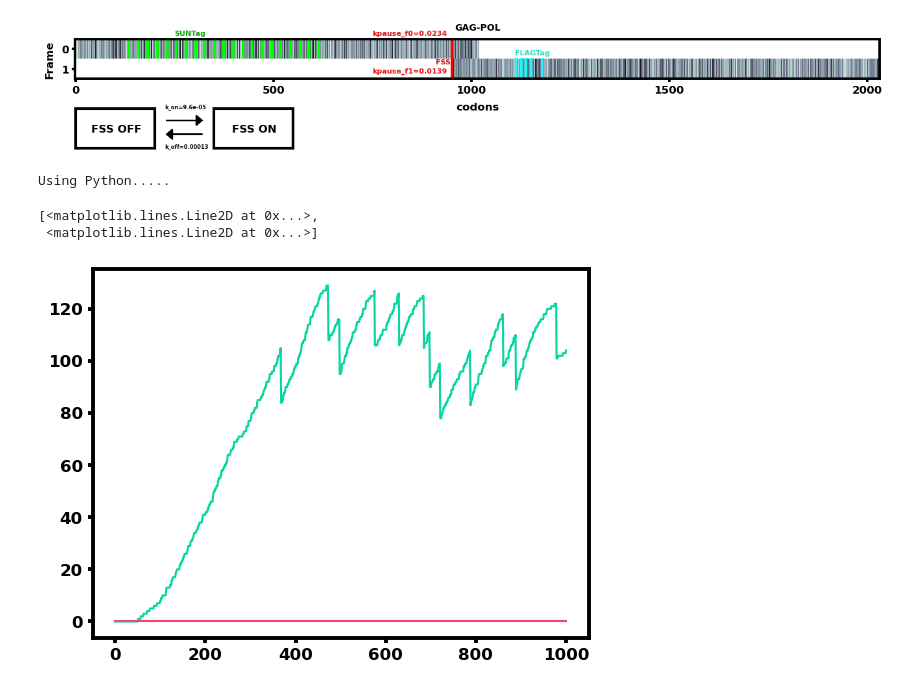
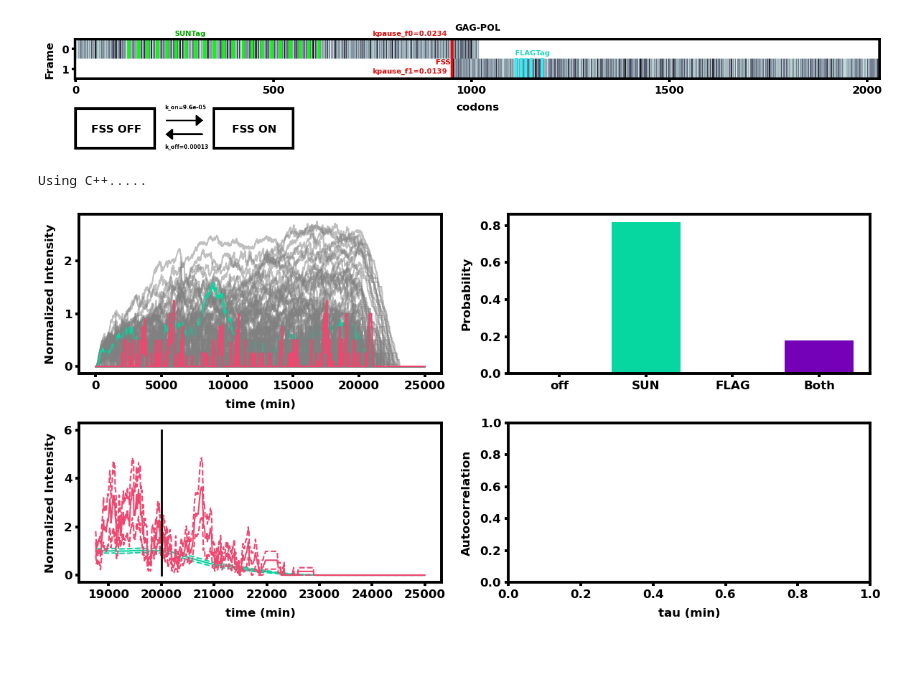
Before and after one commit to MunskyGroup/rSNAPsim, a Jupyter notebook: rsnapsim/interactive_notebooks/Gag-Pol.ipynb, the cells around one changed output. Saved outputs shown, nothing was run; the diff lists cells and outputs as text; code cells hidden in the pictures; blank space fills up the shorter version.

Commit message:
fixed saving model objects and loading

```diff
--- a/rsnapsim/interactive_notebooks/Gag-Pol.ipynb
+++ b/rsnapsim/interactive_notebooks/Gag-Pol.ipynb
@@ -67 +66,6 @@ POL.aa_seq
+# %%
+## If recompile
+model1_recompile = False
+model2_recompile = True
+model3_recompile = True
 # %%
@@ -227,8 +233,8 @@ plt.ylabel('Frame')
 Text(0, 0.5, 'Frame')
 [figure]
 # %%
-n_model_runs = 1
-t = np.linspace(0,1000,1001)
-hairpin_model_soln = rsnp.solver.solve_ssa(model_pause_twostate, t, n_traj=n_model_runs, burnin=0, verbose=True, cplus=False)
+n_model_runs = 50
+t = np.linspace(0,25000,int(250000))
+model_soln = rsnp.solver.solve_ssa(model_pause_twostate, t, n_traj=n_model_runs, burnin=0, verbose=True, cplus=True)
 # %% [output]
-Using Python.....
+Using C++.....
@@ -235,6 +296,5 @@ Using Python.....
 # %%
-plt.plot(hairpin_model_soln.I[0])
+plot_statistics(model_soln, t=t, t_harr=int(15000/5), t_spot=int(10000/5),
+                representative_traj = 4,)
 # %% [output]
-[<matplotlib.lines.Line2D at 0x...>,
- <matplotlib.lines.Line2D at 0x...>]
-[figure, old version]
+[figure, new version]
```
Also changed, not shown: parts of 6 cells of this notebook, 1 other file.
